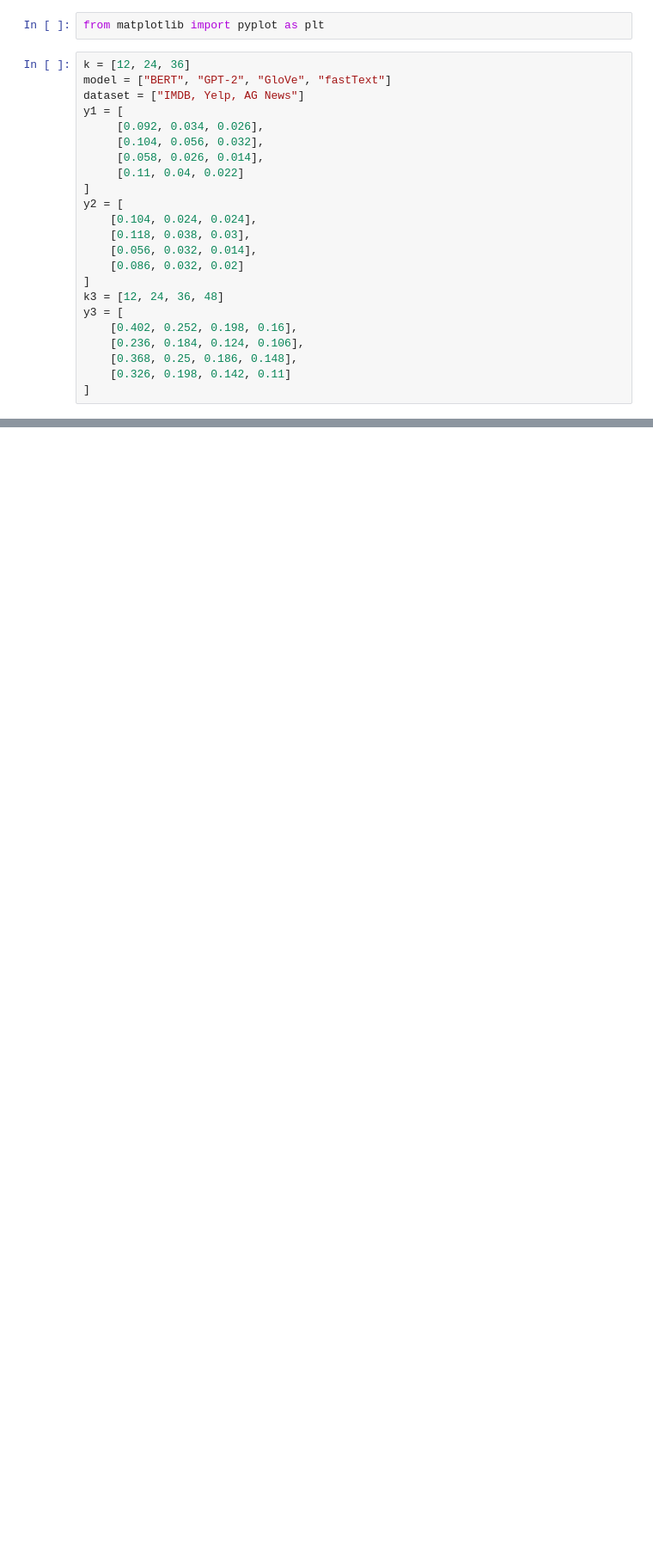
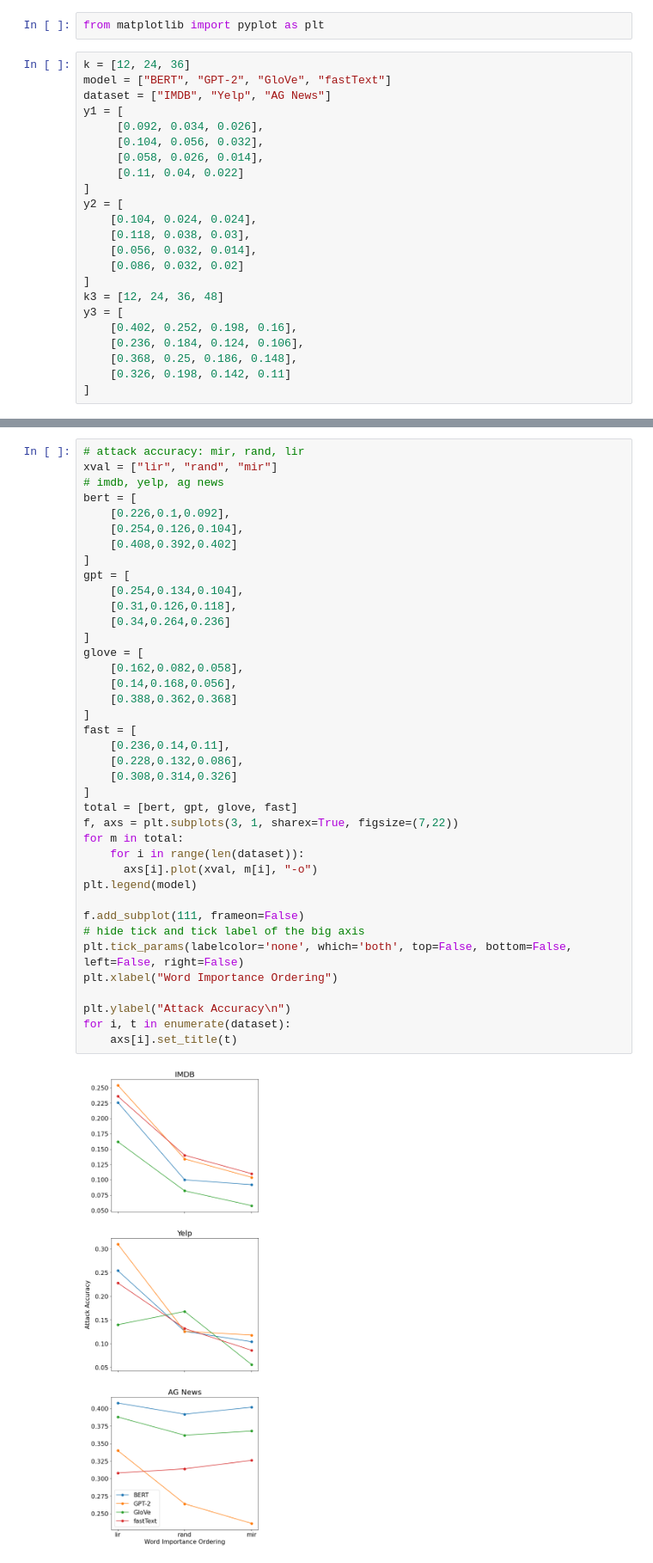
Before and after one commit to hannaxu/COS484-project, a Jupyter notebook: graphs.ipynb, the cells around one changed output, grey strips where cells are left out. Shown: that part at 86% size. Drawn from its saved outputs; the diff is of its cells as text; blank space fills up the shorter version.

```diff
--- a/graphs.ipynb
+++ b/graphs.ipynb
@@ -3,7 +3,7 @@ from matplotlib import pyplot as plt
 # %%
 k = [12, 24, 36]
 model = ["BERT", "GPT-2", "GloVe", "fastText"]
-dataset = ["IMDB, Yelp, AG News"]
+dataset = ["IMDB", "Yelp", "AG News"]
 y1 = [
      [0.092, 0.034, 0.026],
      [0.104, 0.056, 0.032],
@@ -122,0 +155,41 @@ Text(0.5, 1.0, 'Yelp')
+# %%
+# attack accuracy: mir, rand, lir
+xval = ["lir", "rand", "mir"]
+# imdb, yelp, ag news
+bert = [
+    [0.226,0.1,0.092],
+    [0.254,0.126,0.104],
+    [0.408,0.392,0.402]
+]
+gpt = [
+    [0.254,0.134,0.104],
+    [0.31,0.126,0.118],
+    [0.34,0.264,0.236]
+]
+glove = [
+    [0.162,0.082,0.058],
+    [0.14,0.168,0.056],
+    [0.388,0.362,0.368]
+]
+fast = [
+    [0.236,0.14,0.11],
+    [0.228,0.132,0.086],
+    [0.308,0.314,0.326]
+]
+total = [bert, gpt, glove, fast]
+f, axs = plt.subplots(3, 1, sharex=True, figsize=(7,22))
+for m in total:
+    for i in range(len(dataset)):
+      axs[i].plot(xval, m[i], "-o")
+plt.legend(model)
+
+f.add_subplot(111, frameon=False)
+# hide tick and tick label of the big axis
+plt.tick_params(labelcolor='none', which='both', top=False, bottom=False, left=False, right=False)
+plt.xlabel("Word Importance Ordering")
+
+plt.ylabel("Attack Accuracy\n")
+for i, t in enumerate(dataset):
+    axs[i].set_title(t)
+# %% [output]
+[figure, added]
```
Also changed, not shown: parts of 5 cells of this notebook.
